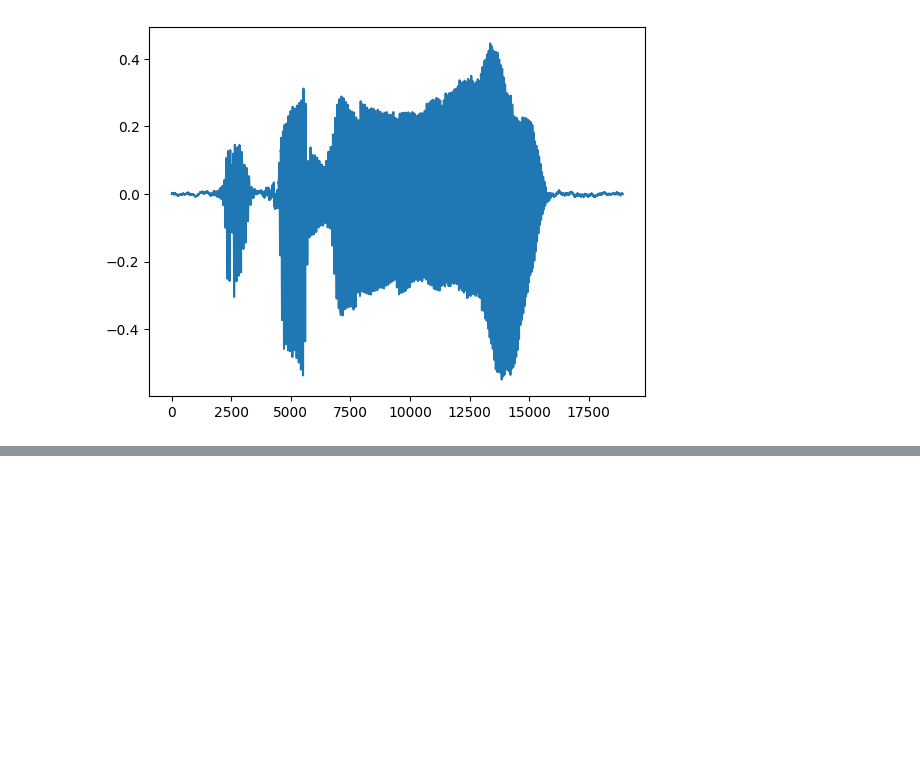
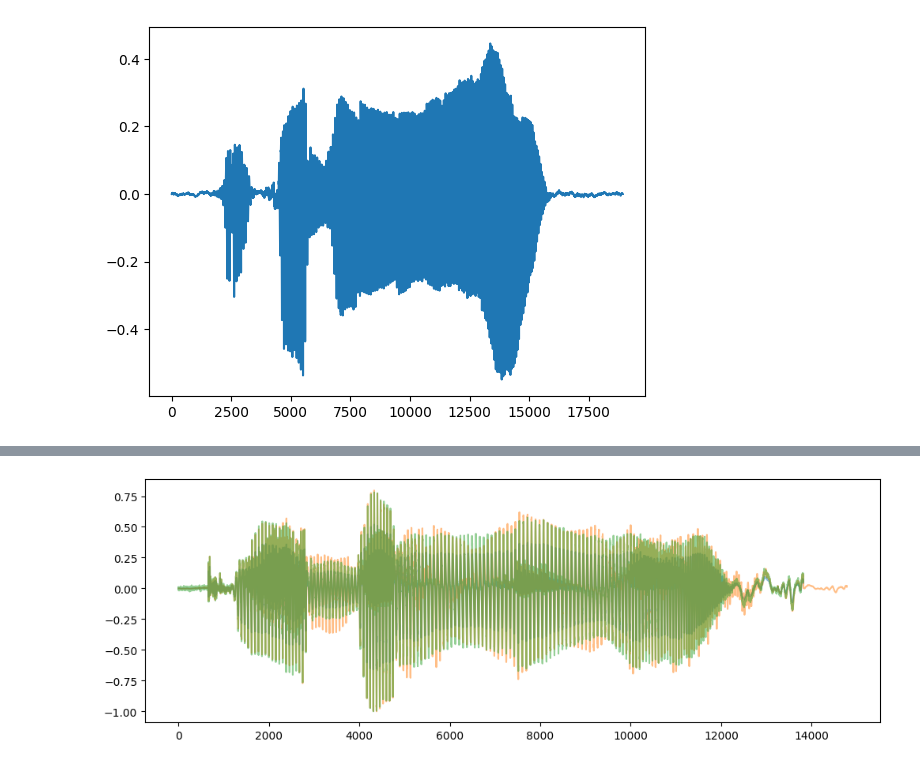
Before and after one commit to fernandasf/effect_pitch_classification, a Jupyter notebook: prepare_dataset/verify_audio.ipynb, the cells around one changed output, grey strips where cells are left out. Saved outputs shown, nothing was run; the diff lists cells and outputs as text; code cells hidden in the pictures; blank space fills up the shorter version.

```diff
--- a/prepare_dataset/verify_audio.ipynb
+++ b/prepare_dataset/verify_audio.ipynb
@@ -65,0 +71,10 @@ array([-0.00033569, -0.0005188 , -0.00033569, ...,  0.06259155,
+# %%
+idx = 0
+audio = df['filepaths'][idx]
+audio_rev = df_rev['filepaths'][idx]
+audio_bg = df_bg['filepaths'][idx]
+
+audios = [audio, audio_rev, audio_bg]
+MAC.plot_multi(audios)
+# %% [output]
+[figure, added]
```
Also changed, not shown: parts of 4 cells of this notebook, 9 other files.
